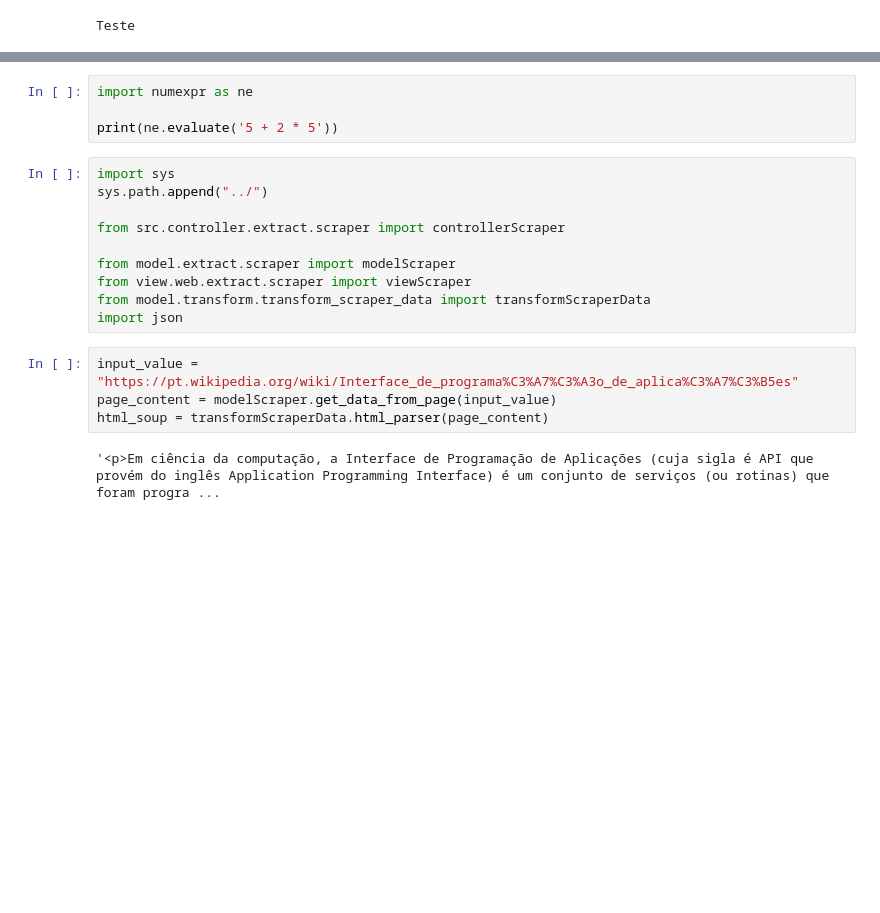
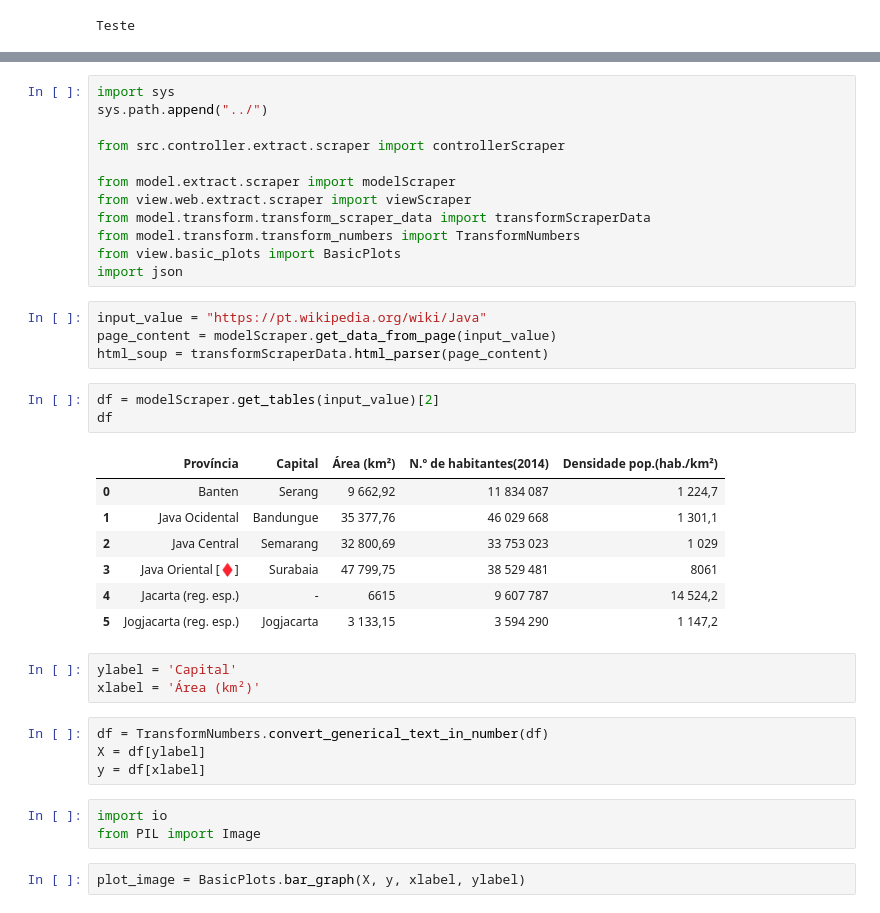
Before and after one commit to aureliowozhiak/data_collection_tools, a Jupyter notebook: develop/exploring.ipynb, the cells around one changed output, grey strips where cells are left out. Drawn from its saved outputs; the diff is of its cells as text; blank space fills up the shorter version.

```diff
--- a/develop/exploring.ipynb
+++ b/develop/exploring.ipynb
@@ -14,7 +5,3 @@ Successfully installed numexpr-2.8.4
-# %%
-import numexpr as ne
-
-print(ne.evaluate('5 + 2 * 5'))
 # %%
 import sys
 sys.path.append("../")
@@ -24,10 +11,33 @@ from src.controller.extract.scraper import controllerScraper
 from model.extract.scraper import modelScraper
 from view.web.extract.scraper import viewScraper
 from model.transform.transform_scraper_data import transformScraperData
+from model.transform.transform_numbers import TransformNumbers
+from view.basic_plots import BasicPlots
 import json
 # %%
-input_value = "https://pt.wikipedia.org/wiki/Interface_de_programa%C3%A7%C3%A3o_de_aplica%C3%A7%C3%B5es"
+input_value = "https://pt.wikipedia.org/wiki/Java"
 page_content = modelScraper.get_data_from_page(input_value)
 html_soup = transformScraperData.html_parser(page_content)
-# %% [output]
-'<p>Em ciência da computação, a Interface de Programação de Aplicações (cuja sigla é API que provém do inglês Application Programming Interface) é um conjunto de serviços (ou rotinas) que foram progra ...
+# %%
+df = modelScraper.get_tables(input_value)[2]
+df
+# %% [output]
+|  | Província | Capital | Área (km²) | N.º de habitantes(2014) | Densidade pop.(hab./km²) |
+| 0 | Banten | Serang | 9 662,92 | 11 834 087 | 1 224,7 |
+| 1 | Java Ocidental | Bandungue | 35 377,76 | 46 029 668 | 1 301,1 |
+| 2 | Java Central | Semarang | 32 800,69 | 33 753 023 | 1 029 |
+| 3 | Java Oriental [♦] | Surabaia | 47 799,75 | 38 529 481 | 8061 |
+| 4 | Jacarta (reg. esp.) | - | 6615 | 9 607 787 | 14 524,2 |
+| 5 | Jogjacarta (reg. esp.) | Jogjacarta | 3 133,15 | 3 594 290 | 1 147,2 |
+# %%
+ylabel = 'Capital'
+xlabel = 'Área (km²)'
+# %%
+df = TransformNumbers.convert_generical_text_in_number(df)
+X = df[ylabel]
+y = df[xlabel]
+# %%
+import io
+from PIL import Image
+# %%
+plot_image = BasicPlots.bar_graph(X, y, xlabel, ylabel)
```
Also changed, not shown: parts of 6 cells of this notebook, 3 other files.
